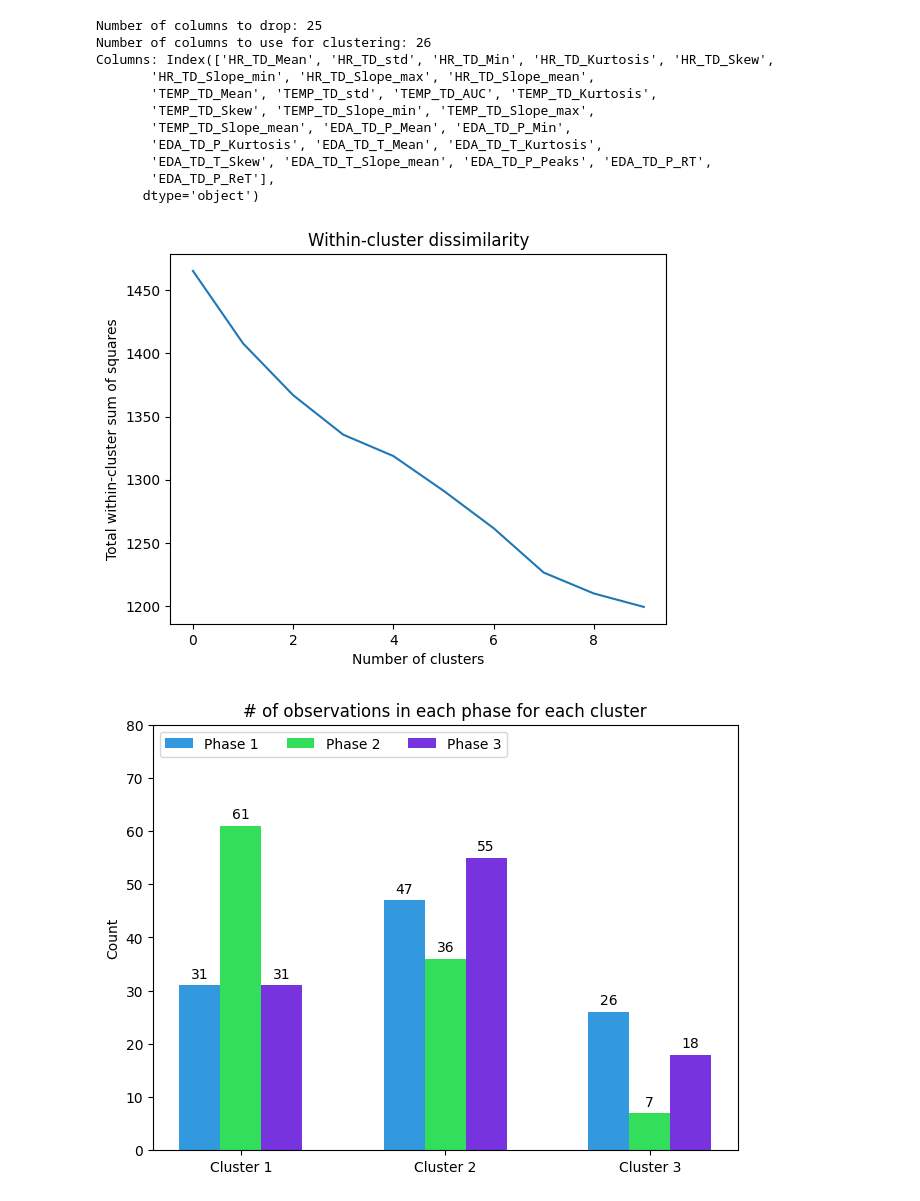
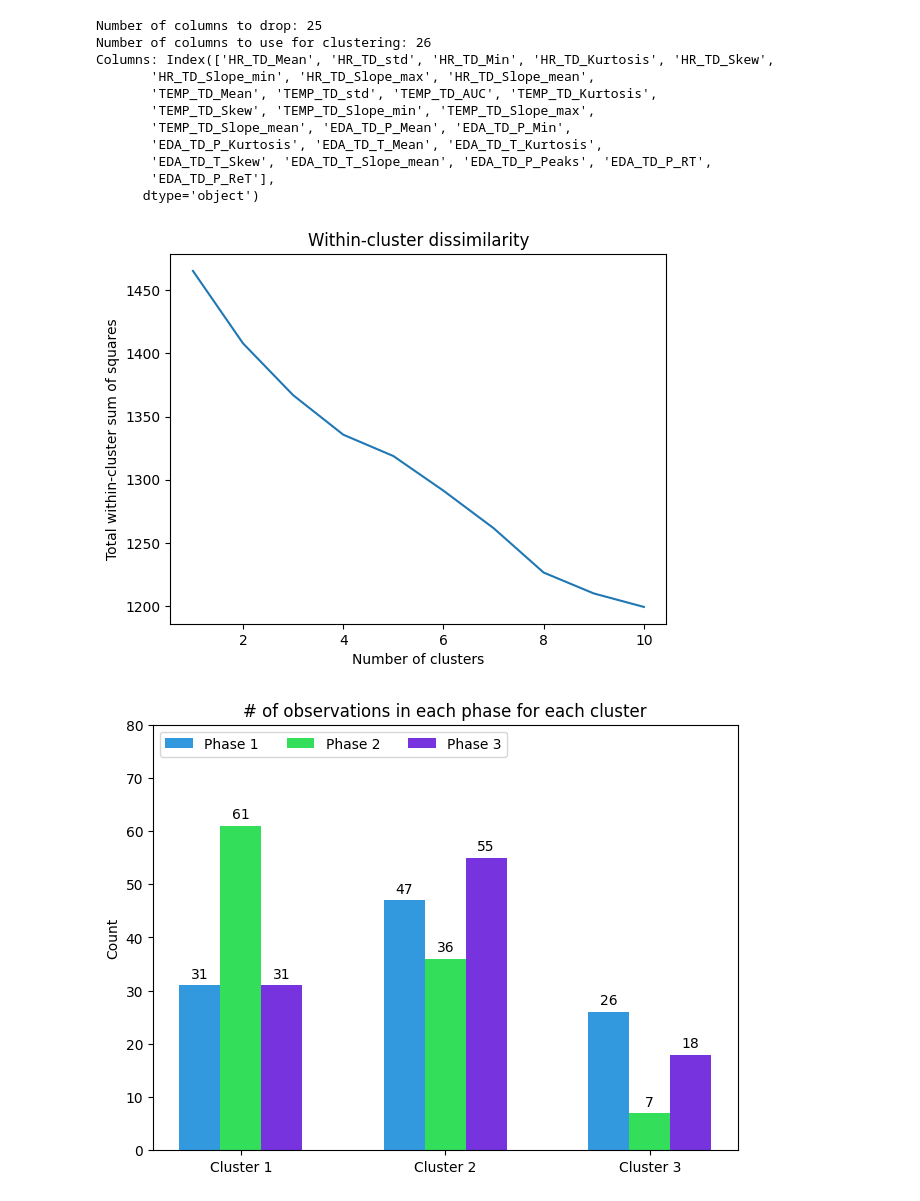
Before and after one commit to hjelp200121/02582Case2, a Jupyter notebook: clustering_analysis.ipynb, the cells around one changed output. Drawn from its saved outputs; the diff is of its cells as text; code cells hidden in the pictures.

```diff
--- a/clustering_analysis.ipynb
+++ b/clustering_analysis.ipynb
@@ -93,35 +93,35 @@ Columns: Index(['HR_TD_Mean', 'HR_TD_std', 'HR_TD_Min', 'HR_TD_Kurtosis', 'HR_TD
 
 # try k clusters for k=1..10
 number_of_clusters = np.arange(1, 11)
 
 data = df[cluster_cols].to_numpy()
 WCSS = []
 for k in number_of_clusters:
 
     # kmeans clustering
     kmeans = KMeans(n_clusters=k, random_state=1).fit(df[cluster_cols])
 
     SS = 0
     for i in range(kmeans.cluster_centers_.shape[0]):
 
         center = kmeans.cluster_centers_[i,:]
 
         # get indices of observations in current cluster
         cluster_idx = (kmeans.labels_ == i)
         data_cluster = data[cluster_idx,:]
 
         dist_array = np.linalg.norm(data_cluster-center, axis=1)
         SS += np.sum(dist_array)
 
     WCSS.append(SS)
 
-plt.plot(WCSS)
+plt.plot(number_of_clusters, WCSS)
 plt.xlabel("Number of clusters")
 plt.ylabel("Total within-cluster sum of squares")
 plt.title("Within-cluster dissimilarity")
 plt.show()
 # %% [output]
-[figure, old version]
+[figure, new version]
 # %%
 # k means clustering with k = 3
 kmeans = KMeans(n_clusters=3, random_state=1).fit(df[cluster_cols])
```
